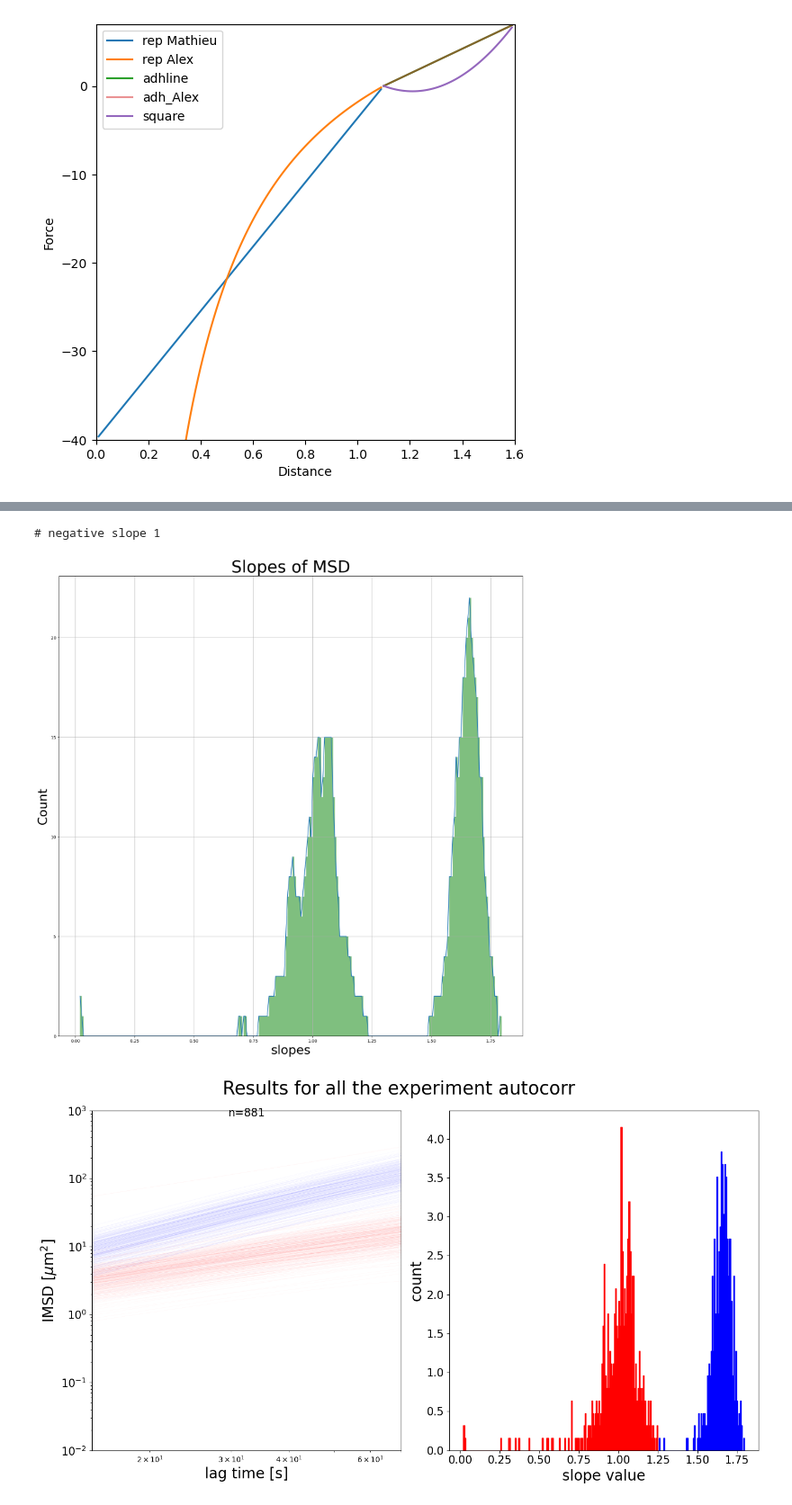
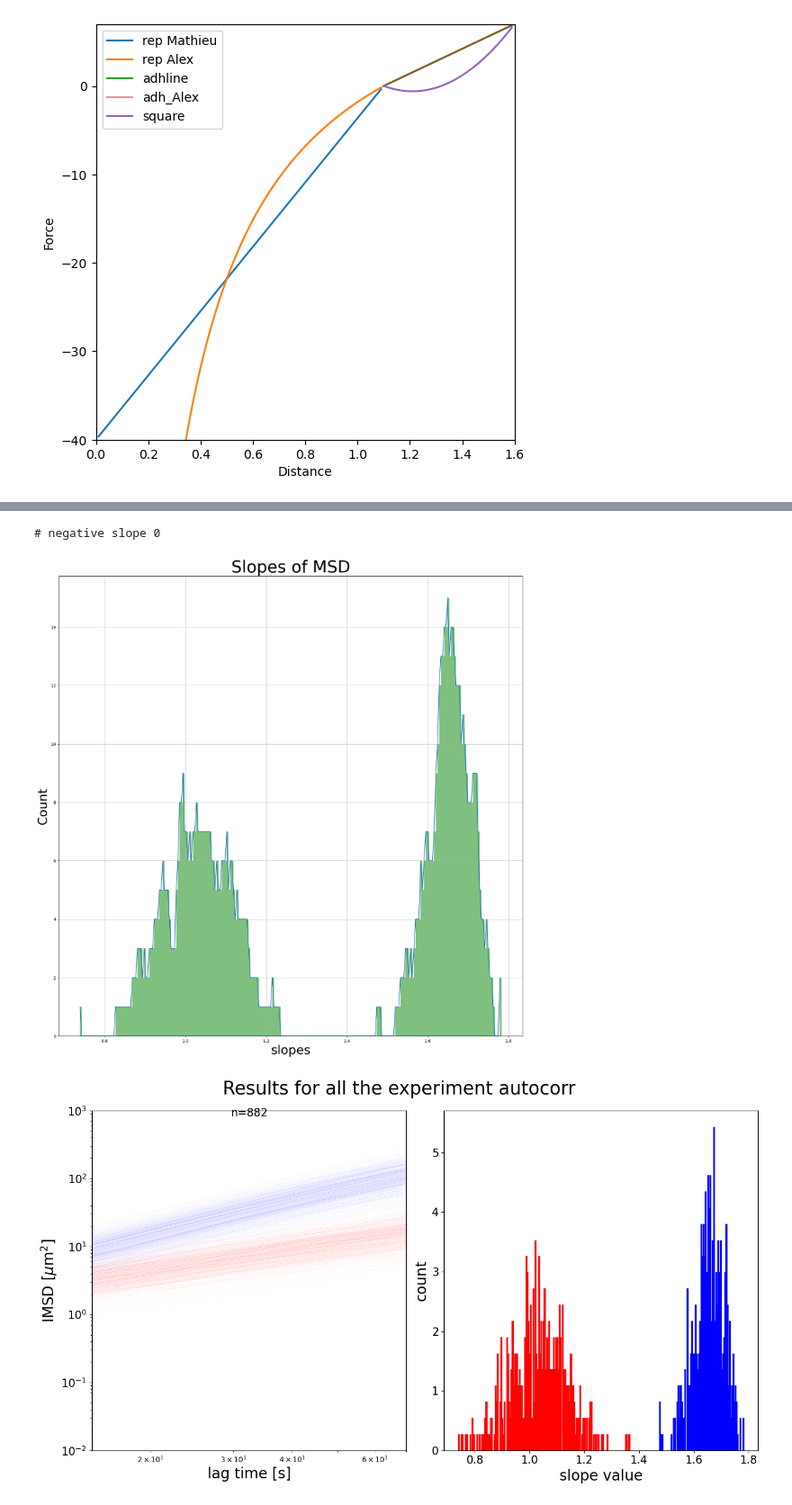
Before and after one commit to Alex-code-lab/particle_model, a Jupyter notebook: Modèle_Simu_particules.ipynb, the cells around one changed output, grey strips where cells are left out. Shown at 90% size. Cells and saved outputs as stored; diff of their text form; code cells hidden in the pictures.

Commit message:
2024_03_28_angle_theta_calculé

```diff
--- a/Modèle_Simu_particules.ipynb
+++ b/Modèle_Simu_particules.ipynb
@@ -422,20 +426,35 @@ while time < TIME_SIMU :
     # direction = autovel(displacement, direction, TAU, NOISE, DELTA_T, persistence=PERSISTENCE)
     # direction = autovel2( direction, noise)
     # Boucle pour la mise à jour de la population 1
+    theta_cells = []
     for i, cell in enumerate(population1.cells):
+        # # Extraire le déplacement spécifique à cette cellule
+        # cell_displacement = displacement[i, :].unsqueeze(0)  # Ajoute une dimension pour conserver la forme [1, 2]
+        # # Mettre à jour la direction de la cellule
+        # cell.direction, theta = autovel(cell_displacement, cell.direction.unsqueeze(0), TAU, NOISE, DELTA_T, persistence=cell.persistence).squeeze(0)
+        # # Notez l'utilisation de unsqueeze(0) pour ajouter une dimension factice à 'cell.direction', et squeeze(0) pour la retirer après
+        # theta_cells.append(theta)
+       # Extraire le déplacement spécifique à cette cellule
+        cell_displacement = displacement[i, :].unsqueeze(0)  # Ajoute une dimension pour conserver la forme [1, 2]
+
+        # Appeler autovel et récupérer la nouvelle direction et l'angle
+        new_direction, theta = autovel(cell_displacement, cell.direction.unsqueeze(0), TAU, NOISE, DELTA_T, persistence=cell.persistence)
+
+        # S'il y a besoin d'utiliser .squeeze(0) sur new_direction, assurez-vous de l'appliquer correctement
+        cell.direction = new_direction.squeeze(0)  # Utiliser .squeeze(0) si new_direction a une dimension superflue
+        theta_cells.append(theta.item())  # Supposer que vous voulez convertir theta en un nombre Python
+
+    # Faire de même pour la population 2
+    for i, cell in enumerate(population2.cells):
         # Extraire le déplacement spécifique à cette cellule
         cell_displacement = displacement[i, :].unsqueeze(0)  # Ajoute une dimension pour conserver la forme [1, 2]
 
-        # Mettre à jour la direction de la cellule
-        cell.direction = autovel(cell_displacement, cell.direction.unsqueeze(0), TAU, NOISE, DELTA_T, persistence=cell.persistence).squeeze(0)
-        # Notez l'utilisation de unsqueeze(0) pour ajouter une dimension factice à 'cell.direction', et squeeze(0) pour la retirer après
+        # Appeler autovel et récupérer la nouvelle direction et l'angle
+        new_direction, theta = autovel(cell_displacement, cell.direction.unsqueeze(0), TAU, NOISE, DELTA_T, persistence=cell.persistence)
 
-    # Faire de même pour la population 2
-    for i, cell in enumerate(population2.cells):
-        # L'index i doit être ajusté si les indices de population2 ne commencent pas à 0 après population1
-        cell_displacement = displacement[i + len(population1.cells), :].unsqueeze(0)
-
-        cell.direction = autovel(cell_displacement, cell.direction.unsqueeze(0), TAU, NOISE, DELTA_T, persistence=cell.persistence).squeeze(0)
+        # S'il y a besoin d'utiliser .squeeze(0) sur new_direction, assurez-vous de l'appliquer correctement
+        cell.direction = new_direction.squeeze(0)  # Utiliser .squeeze(0) si new_direction a une dimension superflue
+        theta_cells.append(theta.item())  # Supposer que vous voulez convertir theta en un nombre Python
     # plot the result
     marker_radius = 1.1
     marker_size = (np.pi) * marker_radius ** 2
@@ -449,8 +468,11 @@ while time < TIME_SIMU :
 
     # Ajouter les données temporairement stockées au DataFrame
     temp_df = pd.DataFrame(temp_data, columns=columns)
+    # Ajouter les angles à temp_df avant de concaténer
+    temp_df['theta'] = theta_cells
+
+    # Ensuite concaténer temp_df à data_frame
     data_frame = pd.concat([data_frame, temp_df], ignore_index=True)
-
 
     time += DELTA_T
     # print(time)
@@ -650,7 +672,7 @@ def plot_msd(msd, fps, name="MSD of all frames in function of lag time (s)",
         fig.savefig(f"{pathway_saving}{name}." + img_type, format=img_type)
 
 
-IMSD = tp.imsd(data_frame, mpp = 0.637, fps = 1/15)
+IMSD = tp.imsd(df_adjusted, mpp = 0.637, fps = 1/15)
 
 
 plot_msd(IMSD, fps=1/15, name="MSD of all frames in function of lag time (s)",
@@ -661,27 +683,27 @@ plot_msd(IMSD, fps=1/15, name="MSD of all frames in function of lag time (s)",
 # %%
 # %% [traj clustering with fit and defining a cutoff]
 LAG_TIME_FIT = 5
 # plot parameters
 IMG_TYPE = 'jpg'
 ALPHA = 0.5
 LINEWIDTH = 0.1
 COLOR_SUP = 'blue'
 COLOR_INF = 'red'
 color_sup_inf = (COLOR_SUP, COLOR_INF)
 # Compute et plot the director factor of the imsd
 
 COEF_INF, COEF_SUP, PART_COEF_INF, PART_COEF_SUP, CUTOFF =\
    lib.traj_clustering_with_fit_cutoff(df_adjusted, imsd=IMSD, hist=True,
                                         lag_time_fit=LAG_TIME_FIT,
                                         micronperpixel=0.637,
                                         fps=1/15, binsize=250,
                                         peak_height=50, peak_width=1,
                                         save=False, pathway_fig=None,
                                         name='all the experiment autocorr', img_type="jpg",
                                         plot=True, color_sup_inf=color_sup_inf,
-                                        cutoff_default=1.25
+                                        cutoff_default=1.4
                                         )
 # %% [output]
-# negative slope 1
+# negative slope 0
-[figure, old version]
+[figure, new version]
-[figure, old version]
+[figure, new version]
```
Also changed, not shown: parts of 10 cells of this notebook.
